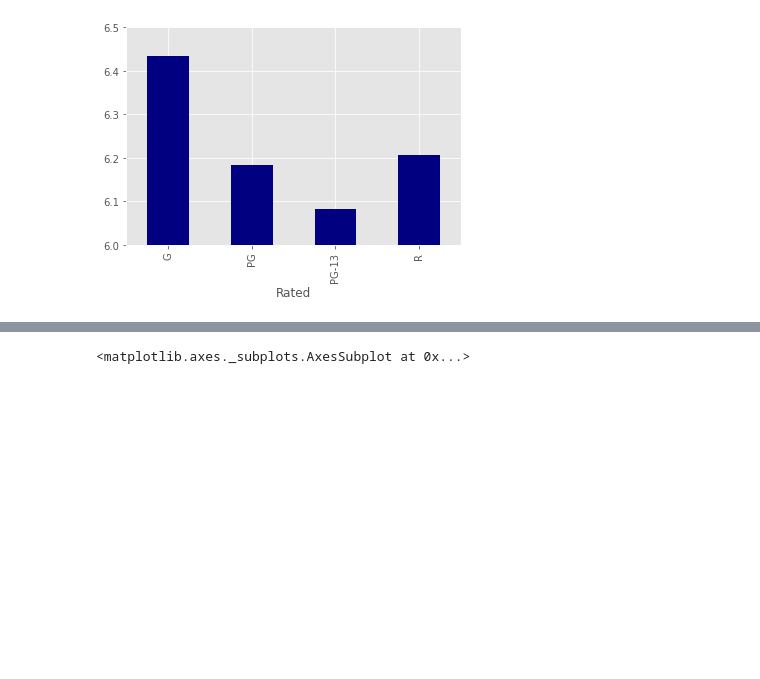
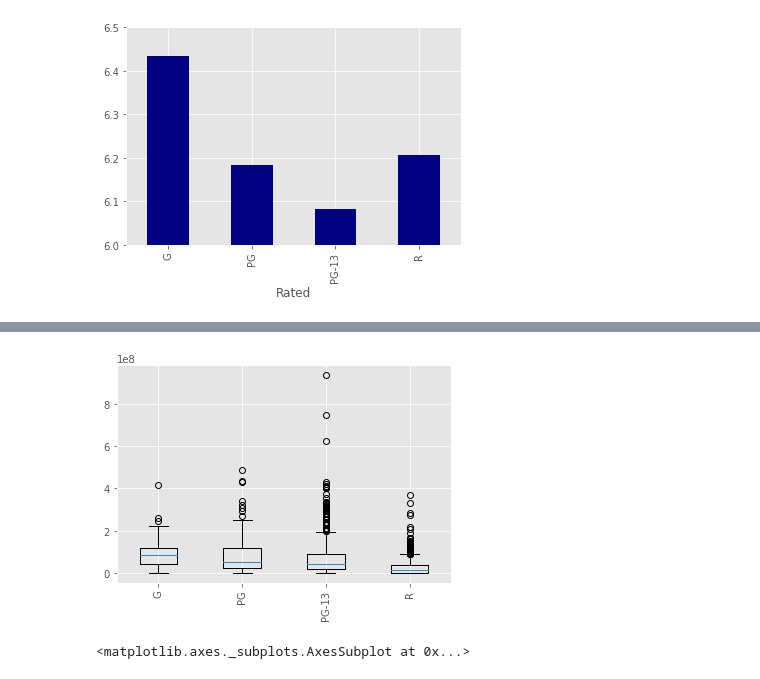
Before and after one commit to Lweston75/Project-One, a Jupyter notebook: ESPgraphs.ipynb, the cells around one changed output, grey strips where cells are left out. Saved outputs shown, nothing was run; the diff lists cells and outputs as text; code cells hidden in the pictures; blank space fills up the shorter version.

```diff
--- a/ESPgraphs.ipynb
+++ b/ESPgraphs.ipynb
@@ -231,3 +231,13 @@ plt.show()
+# %%
+ratings_of_interest = ['G','PG','PG-13','R']
+rated_box = []
+for rating in ratings_of_interest:
+    rated_box.append(rating_dict[rating]['Box_Office'])
+plt.boxplot(rated_box)
+plt.xticks(range(1,len(ratings_of_interest)+1), ratings_of_interest, rotation = 90)
+plt.show()
+# %% [output]
+[figure, added]
 # %%
 rated_df_rating = movie_df.groupby('Rated').agg({
     "IMDb Rating":'mean',
```
Also changed, not shown: parts of 9 cells of this notebook.
